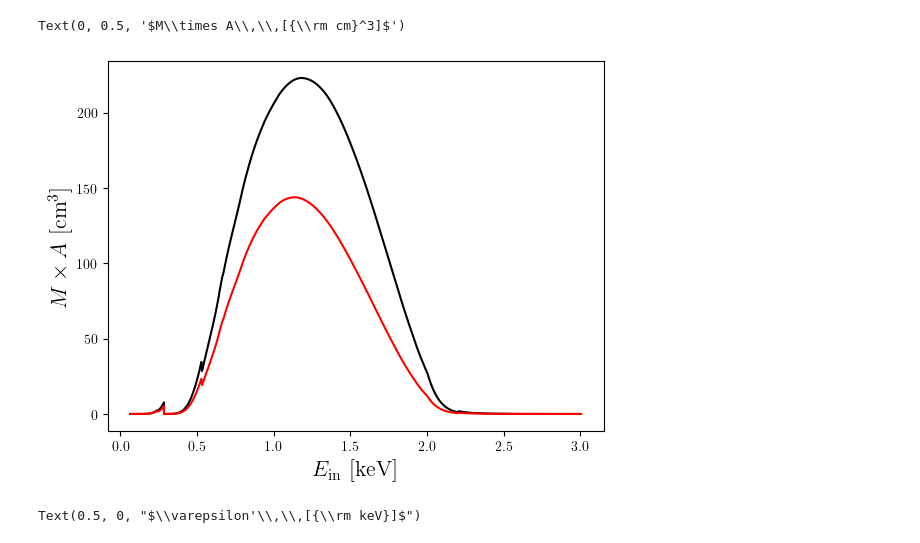
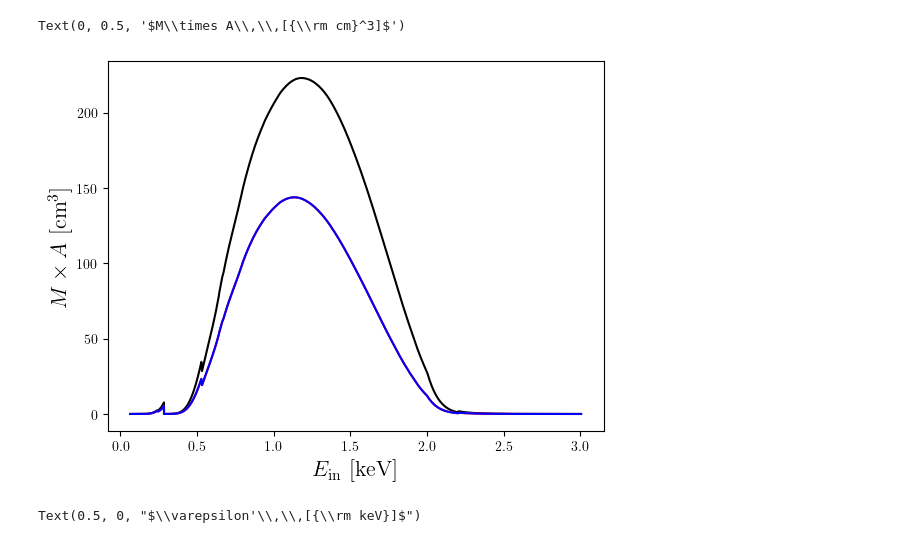
Before and after one commit to Cosmotheka/Cosmotheka_likelihoods, a Jupyter notebook: papers/ROSATx/ROSATProcess.ipynb, the cells around one changed output. Cells and saved outputs as stored; diff of their text form; code cells hidden in the pictures.

```diff
--- a/papers/ROSATx/ROSATProcess.ipynb
+++ b/papers/ROSATx/ROSATProcess.ipynb
@@ -13,14 +14,16 @@ rosatb = rx.ROSATResponse(fname_rmf='data/pspcc_gain1_256.rmf',
 # %%
 emean = rosat.get_energ_in_mean()
 MA = rosat.get_bandpass(emin=0.5, emax=2.0)
 MAb = rosatb.get_bandpass(emin=0.5, emax=2.0)
+MAc = rosatb.get_bandpass(emin=0.5, emax=2.0)
 plt.plot(emean, MA, 'k-')
 plt.plot(emean, MAb, 'r-')
+plt.plot(emean, MAc, 'b-')
 plt.xlabel(r'$E_{\rm in}\,\,[{\rm keV}]$', fontsize=16)
 plt.ylabel(r'$M\times A\,\,[{\rm cm}^3]$', fontsize=16)
 # %% [output]
 Text(0, 0.5, '$M\\times A\\,\\,[{\\rm cm}^3]$')
-[figure, old version]
+[figure, new version]
 # %%
 plt.figure()
 for kT in [1.0, 3.0, 10.0, 30.0]:
```
Also changed, not shown: parts of 1 cell of this notebook, 3 other files.
